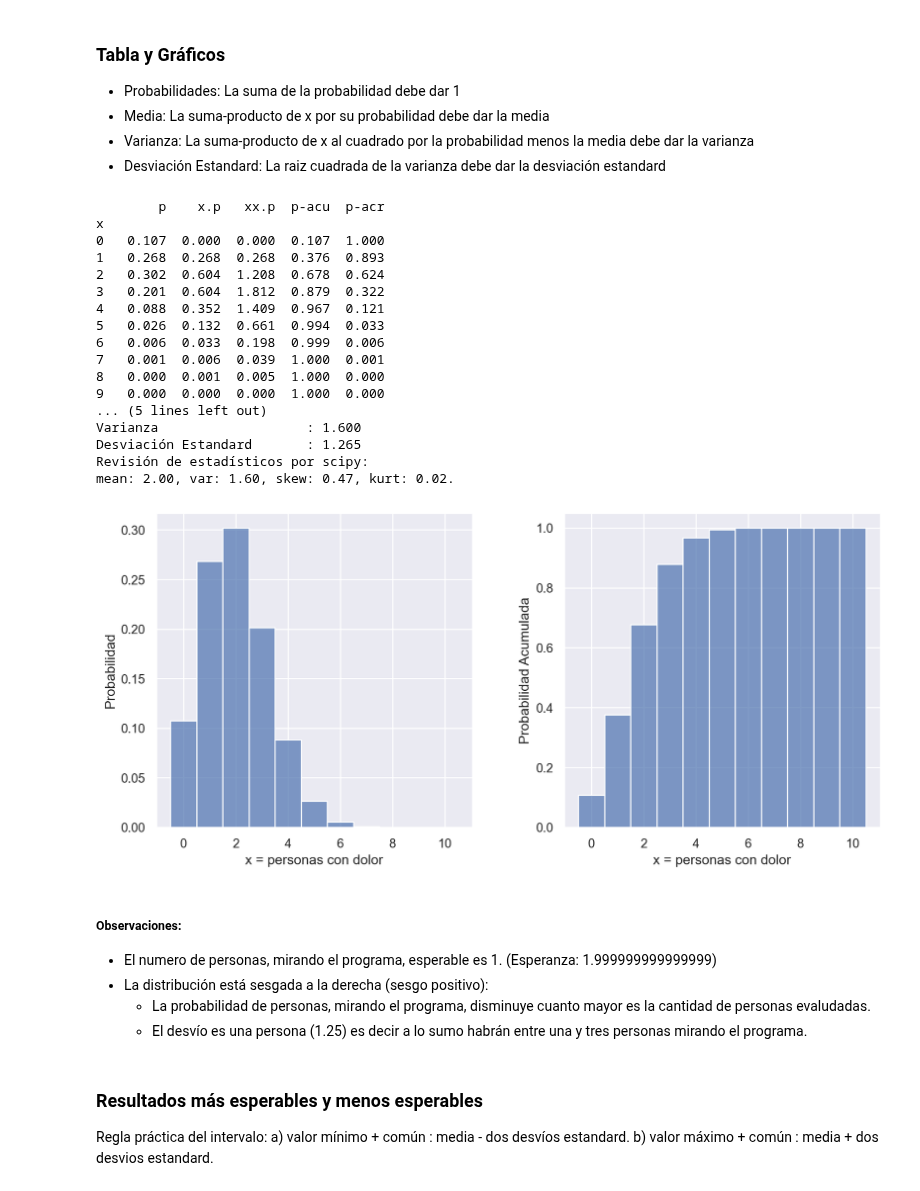
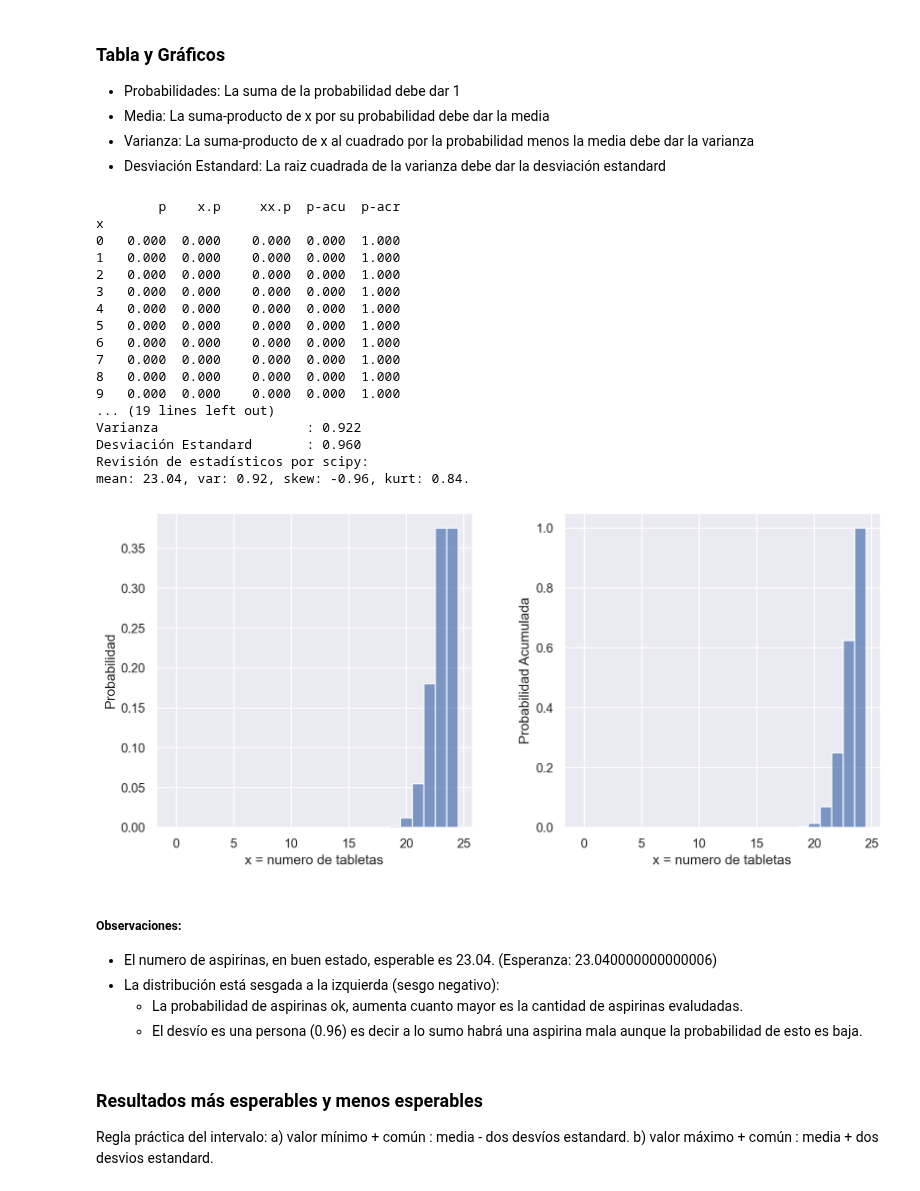
Before and after one commit to DaniCh-Coder/Python-Notes, a Jupyter notebook: ps stats/Probability-distributions/dist-prob-binom-aspirina.ipynb, the cells around one changed output. Drawn from its saved outputs; the diff is of its cells as text; code cells hidden in the pictures.

```diff
--- a/ps stats/Probability-distributions/dist-prob-binom-aspirina.ipynb
+++ b/ps stats/Probability-distributions/dist-prob-binom-aspirina.ipynb
@@ -23,9 +23,9 @@ La compañía Medassist Pharmaceutical Company recibe grandes embarques de table
 ### Parametros
 # %%
 # Definición de parámetros del problema
-n = 10   # Número de tabletas
-p = 0.2  # Probabilidad de ser seleccionado
-x = [ x for x in range(n+1)] # x varia de 0 a 6
+n = 24   # Número de tabletas
+p = 0.96  # Probabilidad de ser seleccionado
+x = [ x for x in range(n+1)] # x varia de 0 a n=24
 # %% [markdown]
 ### Construcción de la distribución binomial
 # %%
@@ -79,57 +79,57 @@ print(f"Desviación Estandard       : {desvstan:.3f}")
 # Revisión de estadísticos por Scipy
 # La función de distribución binomial de SciPy binom.stats devuelve: Los momentos de primero a cuarto orden:
 mean, var, skew, kurt = binom.stats(n, p, moments='mvsk')
 
 print("Revisión de estadísticos por scipy:")
 print(f"mean: {mean:.2f}, var: {var:.2f}, skew: {skew:.2f}, kurt: {kurt:.2f}.")
 
 # Gráficos
 # Distribución de probabilidad binomial
 f = mpl.figure.Figure(figsize=(10, 5))
 sf1, sf2 = f.subfigures(1, 2)
 # Visualización con Seaborn Objects
 # Crear la figura y los ejes
 (
     so.Plot(df_tv, x="x", y="p")
     .add(so.Bars(),)
-    .label(x="x = personas con dolor", y="Probabilidad")
+    .label(x="x = numero de tabletas", y="Probabilidad")
     .on(sf1)
     .plot()
 )
 
 # Visualización con Seaborn Objects
 # Crear la figura y los ejes
 (
     so.Plot(df_tv, x="x", y="p-acu")
     .add(so.Bars())
-    .label(x="x = personas con dolor", y="Probabilidad Acumulada")
+    .label(x="x = numero de tabletas", y="Probabilidad Acumulada")
     .on(sf2)
 )
 # %% [output]
-        p    x.p   xx.p  p-acu  p-acr
+        p    x.p     xx.p  p-acu  p-acr
 x
-0   0.107  0.000  0.000  0.107  1.000
-1   0.268  0.268  0.268  0.376  0.893
-2   0.302  0.604  1.208  0.678  0.624
-3   0.201  0.604  1.812  0.879  0.322
-4   0.088  0.352  1.409  0.967  0.121
-5   0.026  0.132  0.661  0.994  0.033
-6   0.006  0.033  0.198  0.999  0.006
-7   0.001  0.006  0.039  1.000  0.001
-8   0.000  0.001  0.005  1.000  0.000
-9   0.000  0.000  0.000  1.000  0.000
-... (5 lines left out)
-Varianza                   : 1.600
-Desviación Estandard       : 1.265
+0   0.000  0.000    0.000  0.000  1.000
+1   0.000  0.000    0.000  0.000  1.000
+2   0.000  0.000    0.000  0.000  1.000
+3   0.000  0.000    0.000  0.000  1.000
+4   0.000  0.000    0.000  0.000  1.000
+5   0.000  0.000    0.000  0.000  1.000
+6   0.000  0.000    0.000  0.000  1.000
+7   0.000  0.000    0.000  0.000  1.000
+8   0.000  0.000    0.000  0.000  1.000
+9   0.000  0.000    0.000  0.000  1.000
+... (19 lines left out)
+Varianza                   : 0.922
+Desviación Estandard       : 0.960
 Revisión de estadísticos por scipy:
-mean: 2.00, var: 1.60, skew: 0.47, kurt: 0.02.
+mean: 23.04, var: 0.92, skew: -0.96, kurt: 0.84.
-[figure, old version]
+[figure, new version]
 # %% [markdown]
 ##### Observaciones:
-+ El numero de personas, mirando el programa, esperable es 1. (Esperanza: 1.999999999999999)
-+ La distribución está sesgada a la derecha (sesgo positivo):
-    + La probabilidad de personas, mirando el programa, disminuye cuanto mayor es la cantidad de personas evaludadas.
-    + El desvío es una persona (1.25) es decir a lo sumo habrán entre una y tres personas mirando el programa.
++ El numero de aspirinas, en buen estado, esperable es 23.04. (Esperanza: 23.040000000000006)
++ La distribución está sesgada a la izquierda (sesgo negativo):
+    + La probabilidad de aspirinas ok, aumenta cuanto mayor es la cantidad de aspirinas evaludadas.
+    + El desvío es una persona (0.96) es decir a lo sumo habrá una aspirina mala aunque la probabilidad de esto es baja.
 # %% [markdown]
 ### Resultados más esperables y menos esperables
 Regla práctica del intervalo: a) valor mínimo + común   : media - dos desvíos estandard.    b) valor máximo + común  : media  + dos desvios estandard.
```
Also changed, not shown: parts of 14 cells of this notebook, 2 other files.
